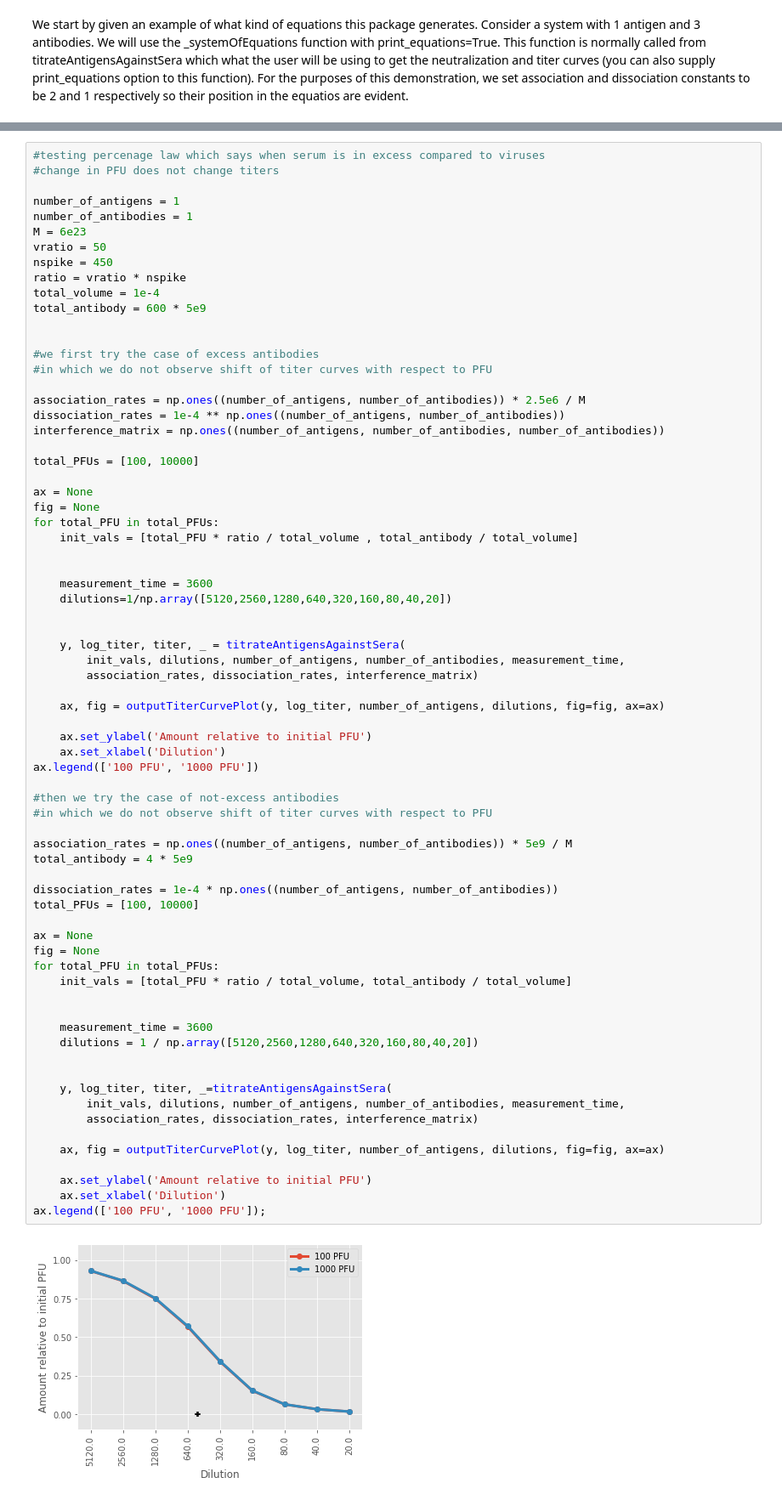
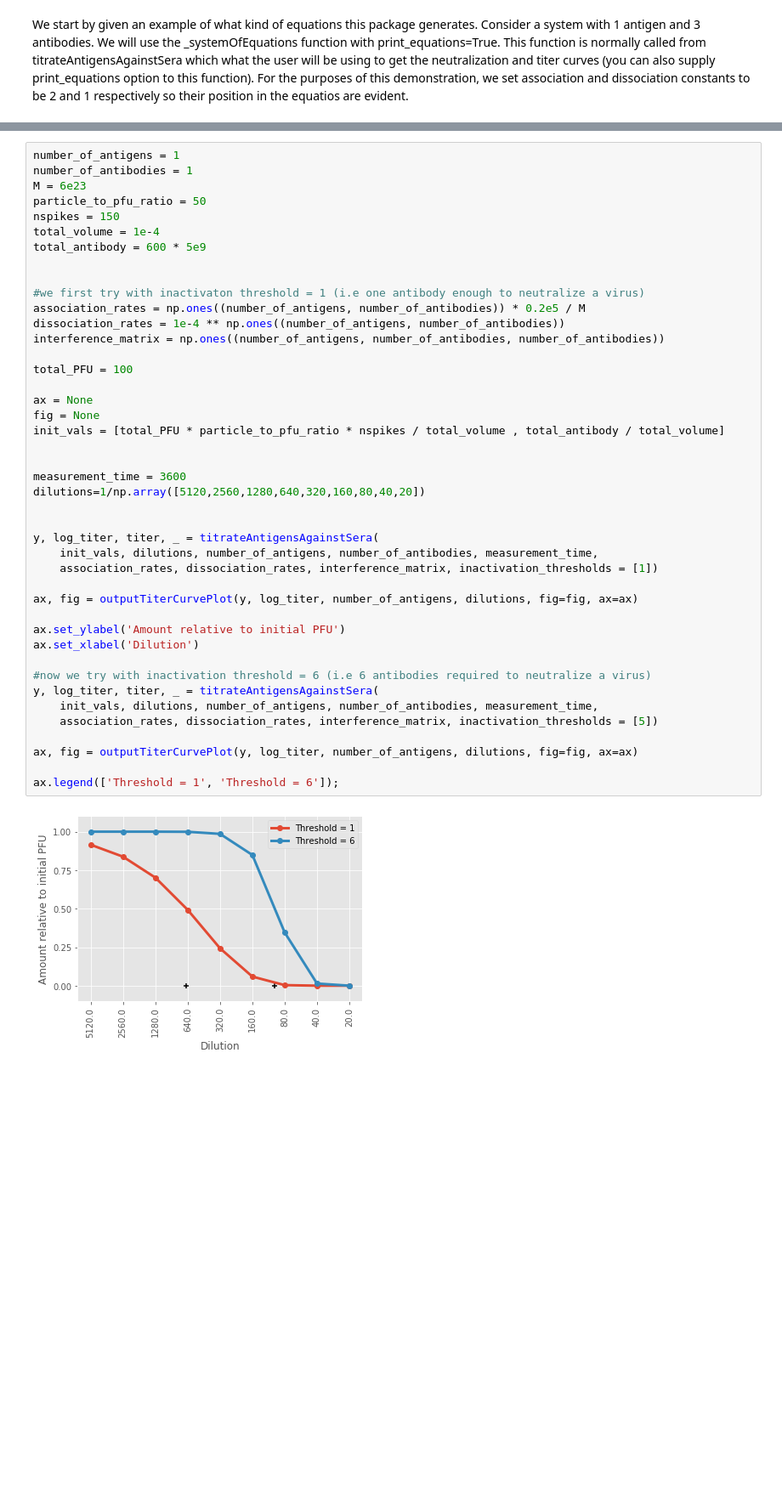
Before and after one commit to iAvicenna/NeutralizationBench, a Jupyter notebook: readme.ipynb, the cells around one changed output, grey strips where cells are left out. Shown at 85% size. Saved outputs shown, nothing was run; the diff lists cells and outputs as text; blank space fills up the shorter version.

```diff
--- a/readme.ipynb
+++ b/readme.ipynb
@@ -126,73 +146,45 @@ We obtain the titer curves for both excess and non-excess sera and plot the tite
 # %%
-#testing percenage law which says when serum is in excess compared to viruses
-#change in PFU does not change titers
-
 number_of_antigens = 1
 number_of_antibodies = 1
 M = 6e23
-vratio = 50
-nspike = 450
-ratio = vratio * nspike
+particle_to_pfu_ratio = 50
+nspikes = 150
 total_volume = 1e-4
 total_antibody = 600 * 5e9
 
 
-#we first try the case of excess antibodies
-#in which we do not observe shift of titer curves with respect to PFU
-
-association_rates = np.ones((number_of_antigens, number_of_antibodies)) * 2.5e6 / M
+#we first try with inactivaton threshold = 1 (i.e one antibody enough to neutralize a virus)
+association_rates = np.ones((number_of_antigens, number_of_antibodies)) * 0.2e5 / M
 dissociation_rates = 1e-4 ** np.ones((number_of_antigens, number_of_antibodies))
 interference_matrix = np.ones((number_of_antigens, number_of_antibodies, number_of_antibodies))
 
-total_PFUs = [100, 10000]
+total_PFU = 100
 
 ax = None
 fig = None
-for total_PFU in total_PFUs:
-    init_vals = [total_PFU * ratio / total_volume , total_antibody / total_volume]
+init_vals = [total_PFU * particle_to_pfu_ratio * nspikes / total_volume , total_antibody / total_volume]
 
 
-    measurement_time = 3600
-    dilutions=1/np.array([5120,2560,1280,640,320,160,80,40,20])
+measurement_time = 3600
+dilutions=1/np.array([5120,2560,1280,640,320,160,80,40,20])
 
 
-    y, log_titer, titer, _ = titrateAntigensAgainstSera(
-        init_vals, dilutions, number_of_antigens, number_of_antibodies, measurement_time,
-        association_rates, dissociation_rates, interference_matrix)
+y, log_titer, titer, _ = titrateAntigensAgainstSera(
+    init_vals, dilutions, number_of_antigens, number_of_antibodies, measurement_time,
+    association_rates, dissociation_rates, interference_matrix, inactivation_thresholds = [1])
 
-    ax, fig = outputTiterCurvePlot(y, log_titer, number_of_antigens, dilutions, fig=fig, ax=ax)
+ax, fig = outputTiterCurvePlot(y, log_titer, number_of_antigens, dilutions, fig=fig, ax=ax)
 
-    ax.set_ylabel('Amount relative to initial PFU')
-    ax.set_xlabel('Dilution')
-ax.legend(['100 PFU', '1000 PFU'])
+ax.set_ylabel('Amount relative to initial PFU')
+ax.set_xlabel('Dilution')
 
-#then we try the case of not-excess antibodies
-#in which we do not observe shift of titer curves with respect to PFU
+#now we try with inactivation threshold = 6 (i.e 6 antibodies required to neutralize a virus)
+y, log_titer, titer, _ = titrateAntigensAgainstSera(
+    init_vals, dilutions, number_of_antigens, number_of_antibodies, measurement_time,
+    association_rates, dissociation_rates, interference_matrix, inactivation_thresholds = [5])
 
-association_rates = np.ones((number_of_antigens, number_of_antibodies)) * 5e9 / M
-total_antibody = 4 * 5e9
+ax, fig = outputTiterCurvePlot(y, log_titer, number_of_antigens, dilutions, fig=fig, ax=ax)
 
-dissociation_rates = 1e-4 * np.ones((number_of_antigens, number_of_antibodies))
-total_PFUs = [100, 10000]
-
-ax = None
-fig = None
-for total_PFU in total_PFUs:
-    init_vals = [total_PFU * ratio / total_volume, total_antibody / total_volume]
-
-
-    measurement_time = 3600
-    dilutions = 1 / np.array([5120,2560,1280,640,320,160,80,40,20])
-
-
-    y, log_titer, titer, _=titrateAntigensAgainstSera(
-        init_vals, dilutions, number_of_antigens, number_of_antibodies, measurement_time,
-        association_rates, dissociation_rates, interference_matrix)
-
-    ax, fig = outputTiterCurvePlot(y, log_titer, number_of_antigens, dilutions, fig=fig, ax=ax)
-
-    ax.set_ylabel('Amount relative to initial PFU')
-    ax.set_xlabel('Dilution')
-ax.legend(['100 PFU', '1000 PFU']);
+ax.legend(['Threshold = 1', 'Threshold = 6']);
 # %% [output]
-[figure, old version]
+[figure, new version]
```
Also changed, not shown: parts of 11 cells of this notebook, 1 other file.
